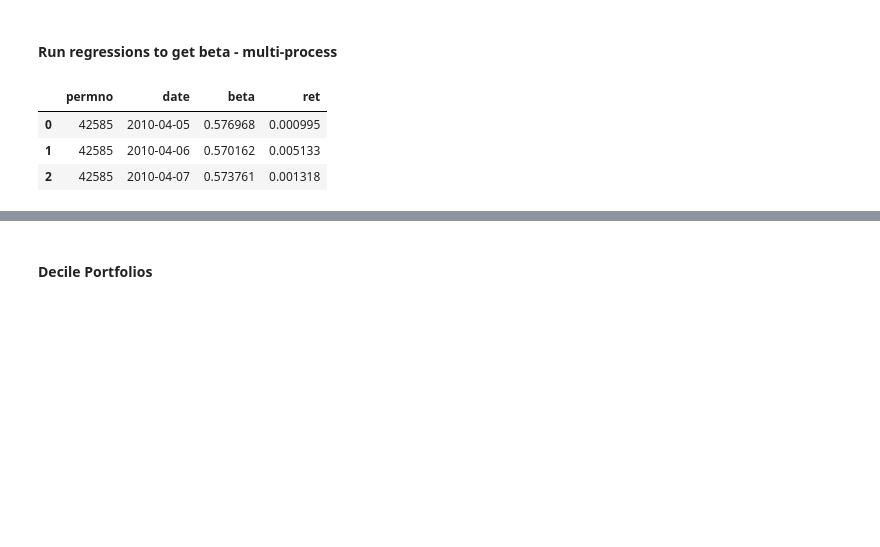
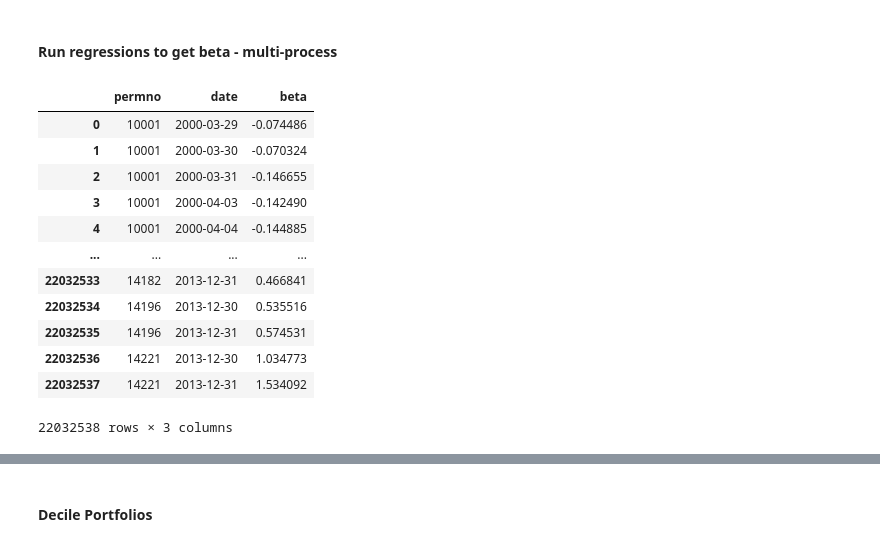
Before and after one commit to yeyechen/DashForCash, a Jupyter notebook: src/analysis.ipynb, the cells around one changed output, grey strips where cells are left out. Saved outputs shown, nothing was run; the diff lists cells and outputs as text; code cells hidden in the pictures; blank space fills up the shorter version.

```diff
--- a/src/analysis.ipynb
+++ b/src/analysis.ipynb
@@ -121,9 +132,18 @@ beta_dict = {permno: beta for permno, beta in results}
 # %%
 # reading beta_df from a file
 beta_df = pd.read_parquet('beta_df.parquet')
-beta_df.head(3)
+beta_df
 # %% [output]
-|  | permno | date | beta | ret |
-| 0 | 42585 | 2010-04-05 | 0.576968 | 0.000995 |
-| 1 | 42585 | 2010-04-06 | 0.570162 | 0.005133 |
-| 2 | 42585 | 2010-04-07 | 0.573761 | 0.001318 |
+|  | permno | date | beta |
+| 0 | 10001 | 2000-03-29 | -0.074486 |
+| 1 | 10001 | 2000-03-30 | -0.070324 |
+| 2 | 10001 | 2000-03-31 | -0.146655 |
+| 3 | 10001 | 2000-04-03 | -0.142490 |
+| 4 | 10001 | 2000-04-04 | -0.144885 |
+| ... | ... | ... | ... |
+| 22032533 | 14182 | 2013-12-31 | 0.466841 |
+| 22032534 | 14196 | 2013-12-30 | 0.535516 |
+| 22032535 | 14196 | 2013-12-31 | 0.574531 |
+| 22032536 | 14221 | 2013-12-30 | 1.034773 |
+| 22032537 | 14221 | 2013-12-31 | 1.534092 |
+22032538 rows × 3 columns
```
Also changed, not shown: parts of 20 cells of this notebook.
